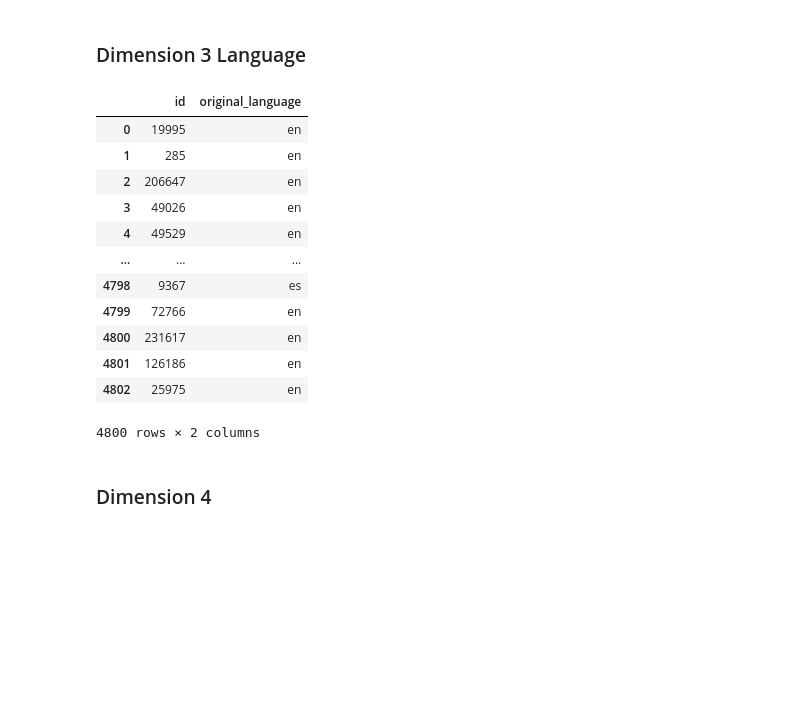
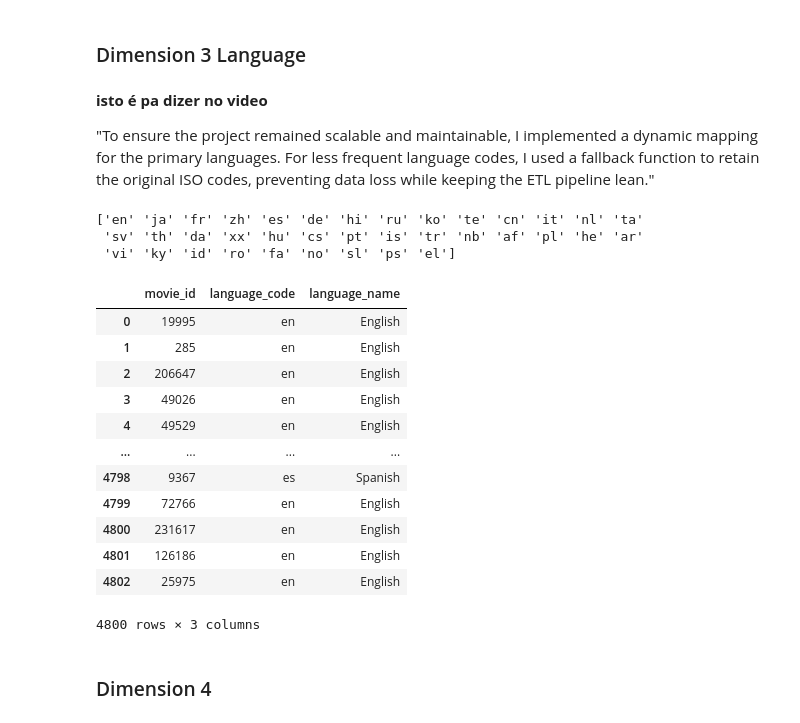
Before and after one commit to CarlotaMarto/Big_Data, a Jupyter notebook: midterm.ipynb, the cells around one changed output. Saved outputs shown, nothing was run; the diff lists cells and outputs as text; code cells hidden in the pictures; blank space fills up the shorter version.

```diff
--- a/midterm.ipynb
+++ b/midterm.ipynb
@@ -174,23 +163,46 @@ dim_genres
 12158 rows × 3 columns
 # %% [markdown]
 ### Dimension 3 Language
+# %% [markdown]
+**isto é pa dizer no video**
+
+"To ensure the project remained scalable and maintainable, I implemented a dynamic mapping for the primary languages. For less frequent language codes, I used a fallback function to retain the original ISO codes, preventing data loss while keeping the ETL pipeline lean."
+# %%
+# This shows you every language code you actually have
+print(df_combined['original_language'].unique())
+# %% [output]
+['en' 'ja' 'fr' 'zh' 'es' 'de' 'hi' 'ru' 'ko' 'te' 'cn' 'it' 'nl' 'ta'
+ 'sv' 'th' 'da' 'xx' 'hu' 'cs' 'pt' 'is' 'tr' 'nb' 'af' 'pl' 'he' 'ar'
+ 'vi' 'ky' 'id' 'ro' 'fa' 'no' 'sl' 'ps' 'el']
+# %%
+lang_map = {
+    'en': 'English', 'ja': 'Japanese', 'fr': 'French', 'zh': 'Chinese',
+    'es': 'Spanish', 'de': 'German', 'hi': 'Hindi', 'ru': 'Russian',
+    'ko': 'Korean', 'cn': 'Cantonese', 'it': 'Italian', 'pt': 'Portuguese',
+    'ar': 'Arabic', 'vi': 'Vietnamese', 'tr': 'Turkish', 'th': 'Thai',
+    'xx': 'No Language'
+}
 # %%
-dim3_language = df_combined[['id','original_language']]
+dim3_language = pd.DataFrame({
+    'movie_id': df_combined['id'],
+    'language_code': df_combined['original_language'],
+    'language_name': df_combined['original_language'].map(lang_map).fillna('Other')
+})
 dim3_language
 # %% [output]
-|  | id | original_language |
-| 0 | 19995 | en |
-| 1 | 285 | en |
-| 2 | 206647 | en |
-| 3 | 49026 | en |
-| 4 | 49529 | en |
-| ... | ... | ... |
-| 4798 | 9367 | es |
-| 4799 | 72766 | en |
-| 4800 | 231617 | en |
-| 4801 | 126186 | en |
-| 4802 | 25975 | en |
+|  | movie_id | language_code | language_name |
+| 0 | 19995 | en | English |
+| 1 | 285 | en | English |
+| 2 | 206647 | en | English |
+| 3 | 49026 | en | English |
+| 4 | 49529 | en | English |
+| ... | ... | ... | ... |
+| 4798 | 9367 | es | Spanish |
+| 4799 | 72766 | en | English |
+| 4800 | 231617 | en | English |
+| 4801 | 126186 | en | English |
+| 4802 | 25975 | en | English |
-4800 rows × 2 columns
+4800 rows × 3 columns
 # %% [markdown]
 ### Dimension 4
 # %%
```
Also changed, not shown: parts of 12 cells of this notebook.
